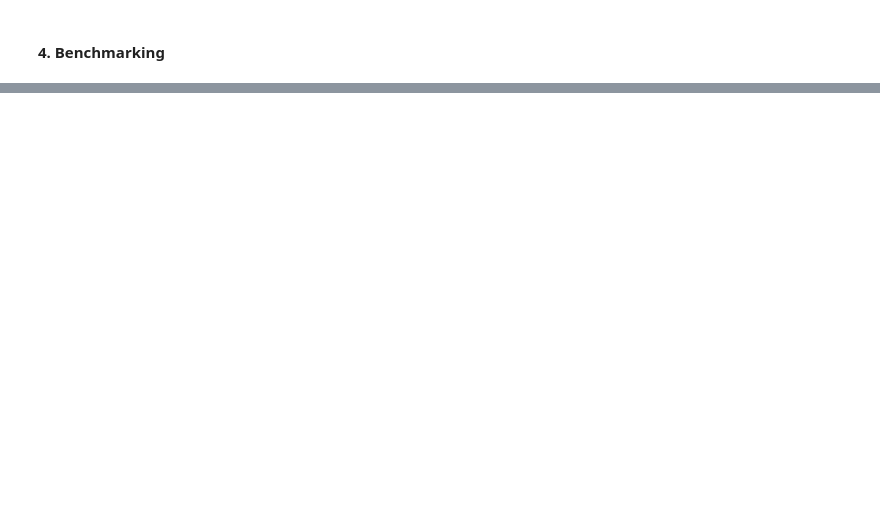
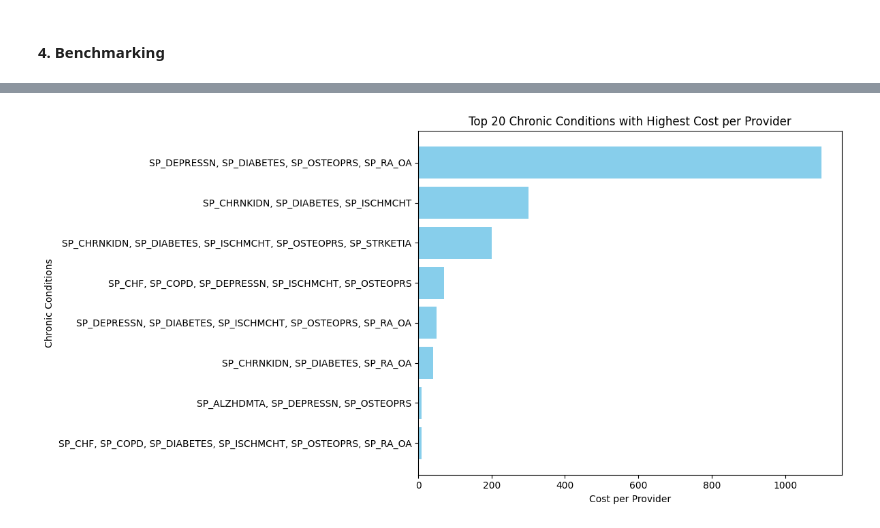
Before and after one commit to suvigyajain0101/Claims, a Jupyter notebook: EDA.ipynb, the cells around one changed output, grey strips where cells are left out. Cells and saved outputs as stored; diff of their text form; code cells hidden in the pictures; blank space fills up the shorter version.

```diff
--- a/EDA.ipynb
+++ b/EDA.ipynb
@@ -257,0 +336,27 @@ Total Payment Amount for the Combination: 3000.0
+# %%
+# 3 - How does this change if we filter out cases where a given Chronic Illness & Provider NPI combination only has 1 member?
+
+# unique_providers_pdf = filtered_pdf.groupby(['Chronic_Conditions'])['AT_PHYSN_NPI'].nunique().reset_index()
+
+filtered_unique_providers_pdf = unique_providers_pdf[unique_providers_pdf['AT_PHYSN_NPI'] == 1]
+
+cost_per_provider_pdf = total_pmt_pdf.merge(filtered_unique_providers_pdf, on='Chronic_Conditions', how='inner')
+
+cost_per_provider_pdf['Cost_per_Provider'] = cost_per_provider_pdf['CLM_PMT_AMT'] / cost_per_provider_pdf['AT_PHYSN_NPI']
+# %%
+# Sort the DataFrame by 'Cost' in descending order and select the top 20 rows
+top_20_combinations = cost_per_provider_pdf.sort_values(by='Cost_per_Provider', ascending=False)
+
+# Create a bar chart for the top 20 conditions
+plt.figure(figsize=(12, 6))
+plt.barh(top_20_combinations['Chronic_Conditions'], top_20_combinations['Cost_per_Provider'], color='skyblue')
+plt.xlabel('Cost per Provider')
+plt.ylabel('Chronic Conditions')
+plt.title('Top 20 Chronic Conditions with Highest Cost per Provider')
+plt.gca().invert_yaxis()  # Invert y-axis for better readability
+plt.tight_layout()
+
+# Display the plot
+plt.show()
+# %% [output]
+[figure, added]
```
Also changed, not shown: parts of 21 cells of this notebook.
